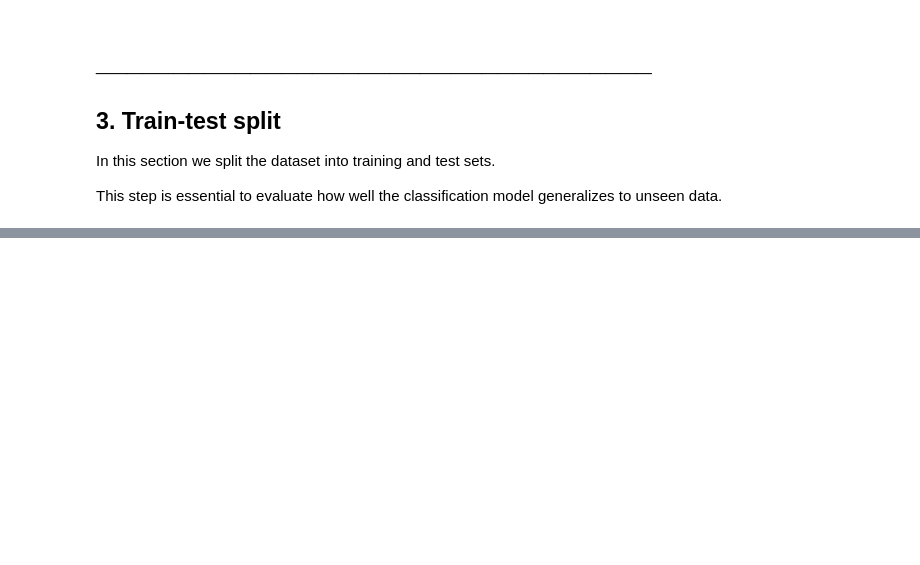
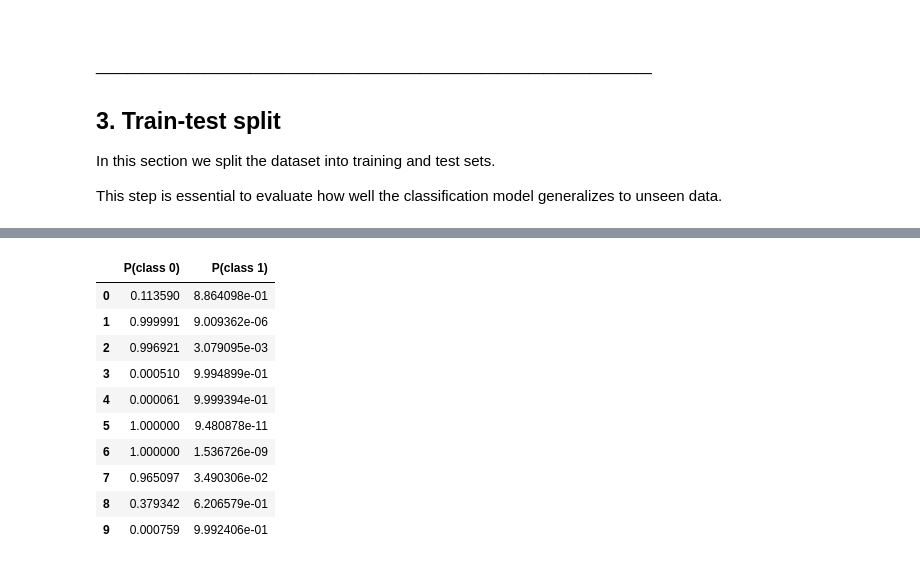
Before and after one commit to Aleex87/ml-methods, a Jupyter notebook: noteooks/supervised/classification/logistic_regression.ipynb, the cells around one changed output, grey strips where cells are left out. Saved outputs shown, nothing was run; the diff lists cells and outputs as text; code cells hidden in the pictures; blank space fills up the shorter version.

```diff
--- a/noteooks/supervised/classification/logistic_regression.ipynb
+++ b/noteooks/supervised/classification/logistic_regression.ipynb
@@ -146,3 +146,12 @@ into training and test sets.
 This step is essential to evaluate
 how well the classification model generalizes
 to unseen data.
+# %%
+# Split data into training and test sets
+
+X_train, X_test, y_train, y_test = train_test_split(
+    X,
+    y,
+    test_size=0.2,
+    random_state=42
+)
@@ -148,0 +478,21 @@ to unseen data.
+# %%
+# Predict class probabilities on the test set
+
+y_pred_proba = log_reg_model.predict_proba(X_test_scaled)
+
+pd.DataFrame(
+    y_pred_proba[:10],
+    columns=["P(class 0)", "P(class 1)"]
+)
+# %% [output]
+|  | P(class 0) | P(class 1) |
+| 0 | 0.113590 | 8.864098e-01 |
+| 1 | 0.999991 | 9.009362e-06 |
+| 2 | 0.996921 | 3.079095e-03 |
+| 3 | 0.000510 | 9.994899e-01 |
+| 4 | 0.000061 | 9.999394e-01 |
+| 5 | 1.000000 | 9.480878e-11 |
+| 6 | 1.000000 | 1.536726e-09 |
+| 7 | 0.965097 | 3.490306e-02 |
+| 8 | 0.379342 | 6.206579e-01 |
+| 9 | 0.000759 | 9.992406e-01 |
```
Also changed, not shown: parts of 44 cells of this notebook, 1 other file.
